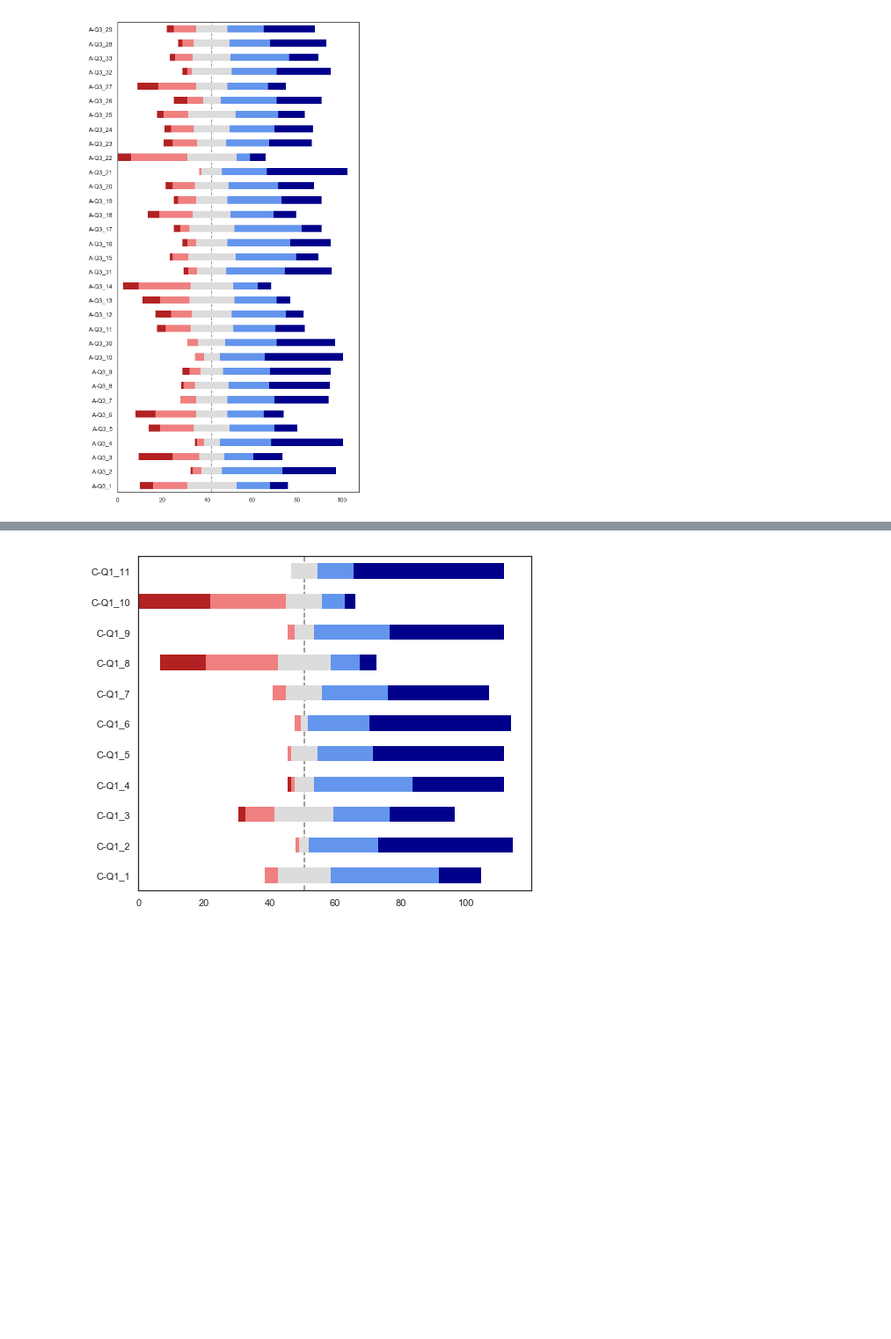
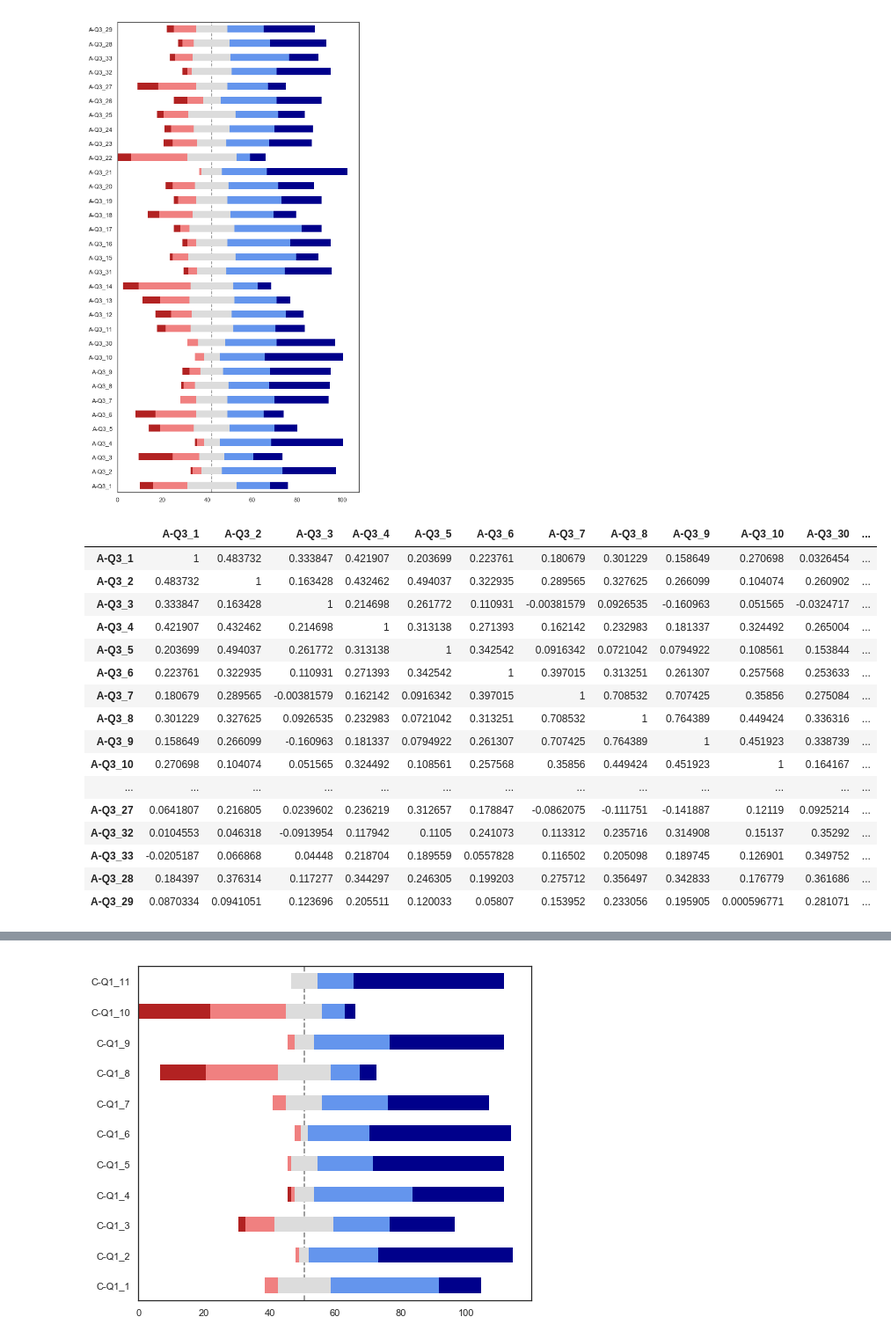
Before and after one commit to martinakienberger/Dissertation_LIS, a Jupyter notebook: Datenanalyse_Pilotstudie.ipynb, the cells around one changed output, grey strips where cells are left out. Shown at 88% size. Cells and saved outputs as stored; diff of their text form; code cells hidden in the pictures; blank space fills up the shorter version.

```diff
--- a/Datenanalyse_Pilotstudie.ipynb
+++ b/Datenanalyse_Pilotstudie.ipynb
@@ -108,3 +123,23 @@ Daten_A3 = Daten[Liste_A_Q3].astype(int64)
 graf_likert1(Daten_A3,Liste_A_Q3,16)
 # %% [output]
 [figure]
+# %%
+df_spearman(Daten,Liste_A_Q3)
+# %% [output]
+|  | A-Q3_1 | A-Q3_2 | A-Q3_3 | A-Q3_4 | A-Q3_5 | A-Q3_6 | A-Q3_7 | A-Q3_8 | A-Q3_9 | A-Q3_10 | A-Q3_30 | ... |
+| A-Q3_1 | 1 | 0.483732 | 0.333847 | 0.421907 | 0.203699 | 0.223761 | 0.180679 | 0.301229 | 0.158649 | 0.270698 | 0.0326454 | ... |
+| A-Q3_2 | 0.483732 | 1 | 0.163428 | 0.432462 | 0.494037 | 0.322935 | 0.289565 | 0.327625 | 0.266099 | 0.104074 | 0.260902 | ... |
+| A-Q3_3 | 0.333847 | 0.163428 | 1 | 0.214698 | 0.261772 | 0.110931 | -0.00381579 | 0.0926535 | -0.160963 | 0.051565 | -0.0324717 | ... |
+| A-Q3_4 | 0.421907 | 0.432462 | 0.214698 | 1 | 0.313138 | 0.271393 | 0.162142 | 0.232983 | 0.181337 | 0.324492 | 0.265004 | ... |
+| A-Q3_5 | 0.203699 | 0.494037 | 0.261772 | 0.313138 | 1 | 0.342542 | 0.0916342 | 0.0721042 | 0.0794922 | 0.108561 | 0.153844 | ... |
+| A-Q3_6 | 0.223761 | 0.322935 | 0.110931 | 0.271393 | 0.342542 | 1 | 0.397015 | 0.313251 | 0.261307 | 0.257568 | 0.253633 | ... |
+| A-Q3_7 | 0.180679 | 0.289565 | -0.00381579 | 0.162142 | 0.0916342 | 0.397015 | 1 | 0.708532 | 0.707425 | 0.35856 | 0.275084 | ... |
+| A-Q3_8 | 0.301229 | 0.327625 | 0.0926535 | 0.232983 | 0.0721042 | 0.313251 | 0.708532 | 1 | 0.764389 | 0.449424 | 0.336316 | ... |
+| A-Q3_9 | 0.158649 | 0.266099 | -0.160963 | 0.181337 | 0.0794922 | 0.261307 | 0.707425 | 0.764389 | 1 | 0.451923 | 0.338739 | ... |
+| A-Q3_10 | 0.270698 | 0.104074 | 0.051565 | 0.324492 | 0.108561 | 0.257568 | 0.35856 | 0.449424 | 0.451923 | 1 | 0.164167 | ... |
+| ... | ... | ... | ... | ... | ... | ... | ... | ... | ... | ... | ... | ... |
+| A-Q3_27 | 0.0641807 | 0.216805 | 0.0239602 | 0.236219 | 0.312657 | 0.178847 | -0.0862075 | -0.111751 | -0.141887 | 0.12119 | 0.0925214 | ... |
+| A-Q3_32 | 0.0104553 | 0.046318 | -0.0913954 | 0.117942 | 0.1105 | 0.241073 | 0.113312 | 0.235716 | 0.314908 | 0.15137 | 0.35292 | ... |
+| A-Q3_33 | -0.0205187 | 0.066868 | 0.04448 | 0.218704 | 0.189559 | 0.0557828 | 0.116502 | 0.205098 | 0.189745 | 0.126901 | 0.349752 | ... |
+| A-Q3_28 | 0.184397 | 0.376314 | 0.117277 | 0.344297 | 0.246305 | 0.199203 | 0.275712 | 0.356497 | 0.342833 | 0.176779 | 0.361686 | ... |
+| A-Q3_29 | 0.0870334 | 0.0941051 | 0.123696 | 0.205511 | 0.120033 | 0.05807 | 0.153952 | 0.233056 | 0.195905 | 0.000596771 | 0.281071 | ... |
```
Also changed, not shown: parts of 49 cells of this notebook, 11 other files.
